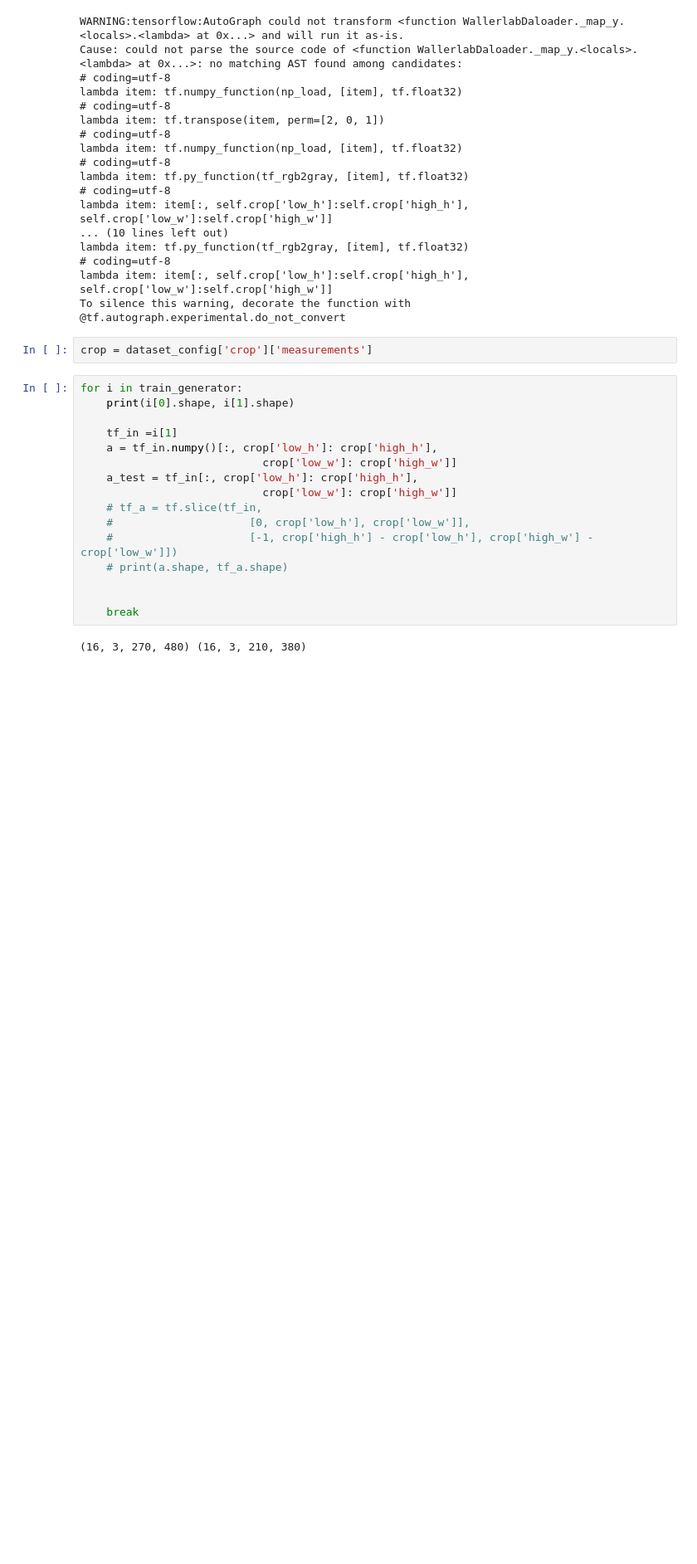
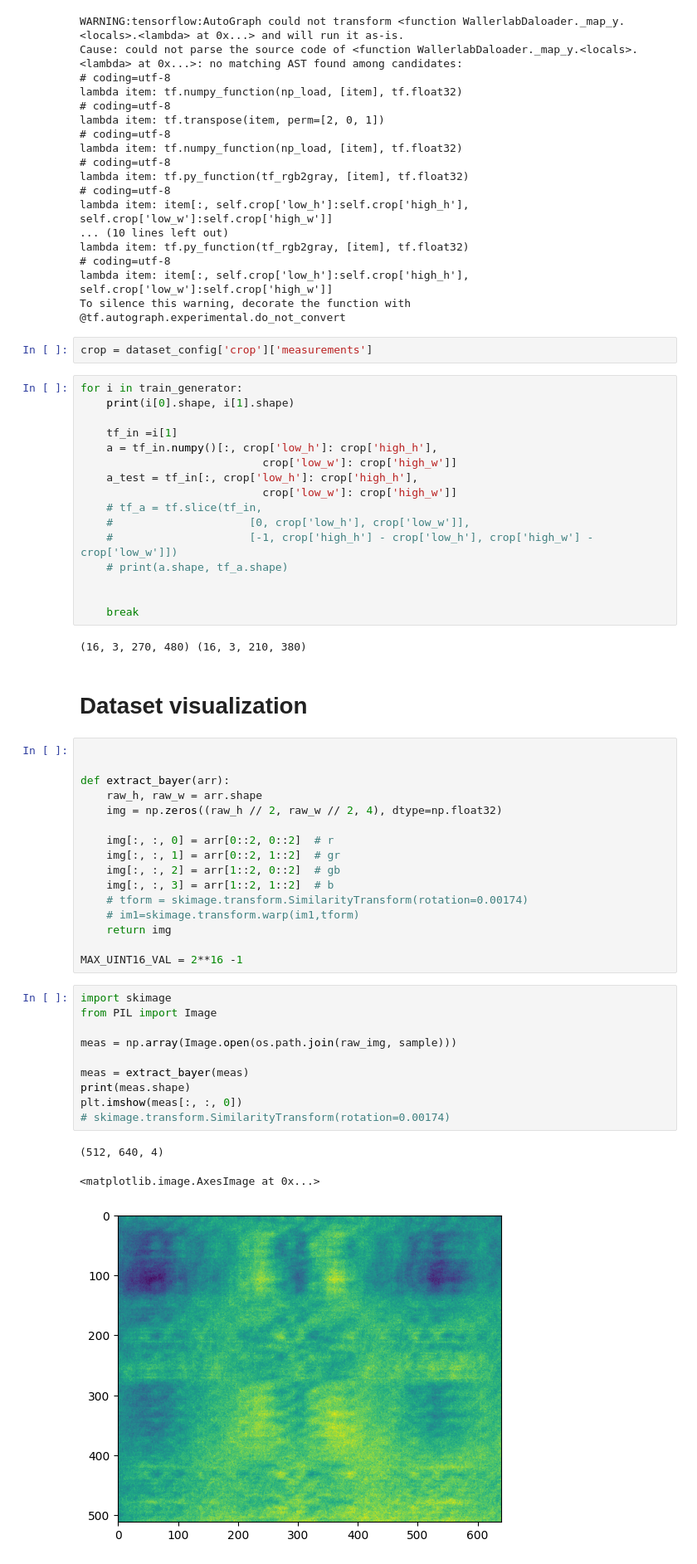
Before and after one commit to jonreymond/lensless_ml, a Jupyter notebook: draft.ipynb, the cells around one changed output. Shown at 83% size. Drawn from its saved outputs; the diff is of its cells as text; blank space fills up the shorter version.

Commit message:
added numpy extraction of camera inversion(draft), added sigmoid discriminator

```diff
--- a/draft.ipynb
+++ b/draft.ipynb
@@ -610,3 +610,35 @@ for i in train_generator:
     break
 # %% [output]
 (16, 3, 270, 480) (16, 3, 210, 380)
+# %% [markdown]
+# Dataset visualization
+# %%
+
+
+def extract_bayer(arr):
+    raw_h, raw_w = arr.shape
+    img = np.zeros((raw_h // 2, raw_w // 2, 4), dtype=np.float32)
+
+    img[:, :, 0] = arr[0::2, 0::2]  # r
+    img[:, :, 1] = arr[0::2, 1::2]  # gr
+    img[:, :, 2] = arr[1::2, 0::2]  # gb
+    img[:, :, 3] = arr[1::2, 1::2]  # b
+    # tform = skimage.transform.SimilarityTransform(rotation=0.00174)
+    # im1=skimage.transform.warp(im1,tform)
+    return img
+
+MAX_UINT16_VAL = 2**16 -1
+# %%
+import skimage
+from PIL import Image
+
+meas = np.array(Image.open(os.path.join(raw_img, sample)))
+
+meas = extract_bayer(meas)
+print(meas.shape)
+plt.imshow(meas[:, :, 0])
+# skimage.transform.SimilarityTransform(rotation=0.00174)
+# %% [output]
+(512, 640, 4)
+<matplotlib.image.AxesImage at 0x...>
+[figure, added]
```
Also changed, not shown: parts of 16 cells of this notebook, 10 other files.
